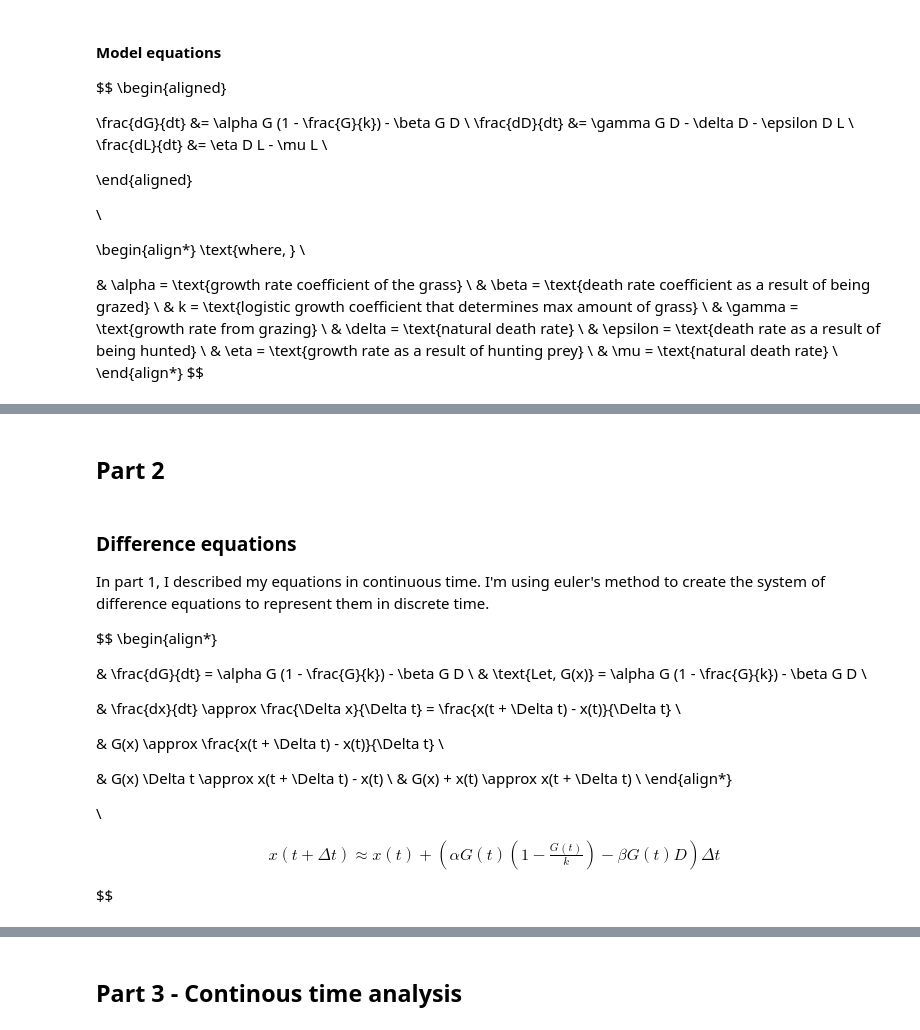
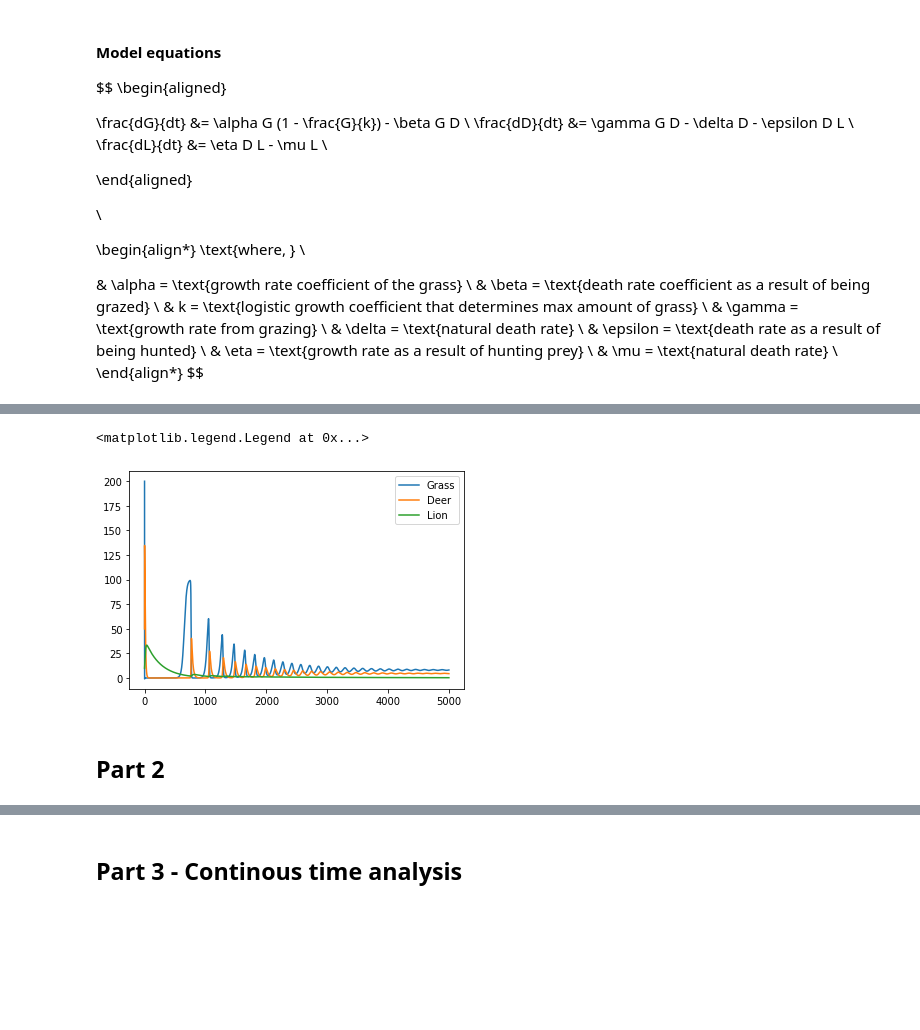
Before and after one commit to Rishi-Bidani/FIT3139, a Jupyter notebook: assignment2/assignment.ipynb, the cells around one changed output, grey strips where cells are left out. Saved outputs shown, nothing was run; the diff lists cells and outputs as text; code cells hidden in the pictures; blank space fills up the shorter version.

```diff
--- a/assignment2/assignment.ipynb
+++ b/assignment2/assignment.ipynb
@@ -104,30 +98,31 @@ import matplotlib.pyplot as plt
+# %%
+G0 = 200
+D0 = 50
+L0 = 10
+
+natural_growth = 0.5
+death_hunted = 1.5
+
+alpha = natural_growth         # growth rate of grass
+beta = 0.1                          #
+k = 100                            # max value
+gamma = natural_growth / 10         # growth rate of deer by grazing grass
+delta = 0.4                        # death rate of deer
+epsilon = 0.02                      # death rate of deer by being hunted by lion
+mu = 0.04                           #
+eta = natural_growth / 64          #
+
+t, G, D, L = discrete(G0, D0, L0, alpha, beta, k, gamma, delta, epsilon, eta, mu, t=0, delta_t=0.1, max_iter=5000)
+
+plt.plot(t, G, label='Grass')
+plt.plot(t, D, label='Deer')
+plt.plot(t, L, label='Lion')
+plt.legend()
+# %% [output]
+<matplotlib.legend.Legend at 0x...>
+[figure, added]
 # %% [markdown]
 ## Part 2
-# %% [markdown]
-### Difference equations
-
-In part 1, I described my equations in continuous time. I'm using euler's method to create the system of difference equations to represent them in discrete time.
-
-$$
-\begin{align*}
-
-& \frac{dG}{dt} = \alpha G (1 - \frac{G}{k}) - \beta G D \\
-& \text{Let, G(x)} = \alpha G (1 - \frac{G}{k}) - \beta G D \\
-
-& \frac{dx}{dt} \approx \frac{\Delta x}{\Delta t} = \frac{x(t + \Delta t) - x(t)}{\Delta t} \\
-
-& G(x) \approx \frac{x(t + \Delta t) - x(t)}{\Delta t} \\
-
-& G(x) \Delta t \approx x(t + \Delta t) - x(t) \\
-& G(x) + x(t) \approx x(t + \Delta t) \\
-\end{align*}
-
-\\
-
-\begin{align*}
-x(t + \Delta t) \approx x(t) + (\alpha G(t) (1 - \frac{G(t)}{k}) - \beta G(t) D) \Delta t
-\end{align*}
-$$
 # %%
 # natural_growth = 0.5
 # death_hunted = 1.5
```
Also changed, not shown: parts of 9 cells of this notebook, 1 other file.
